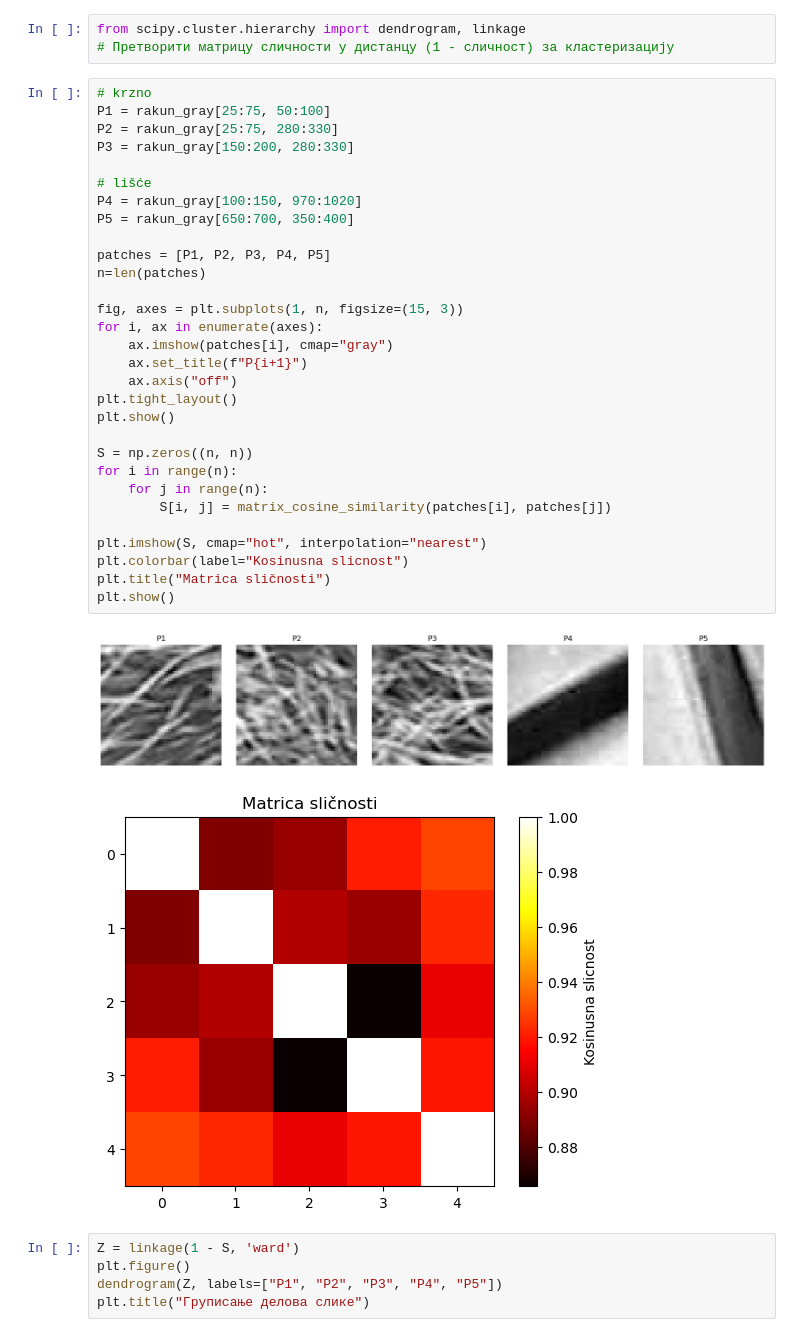
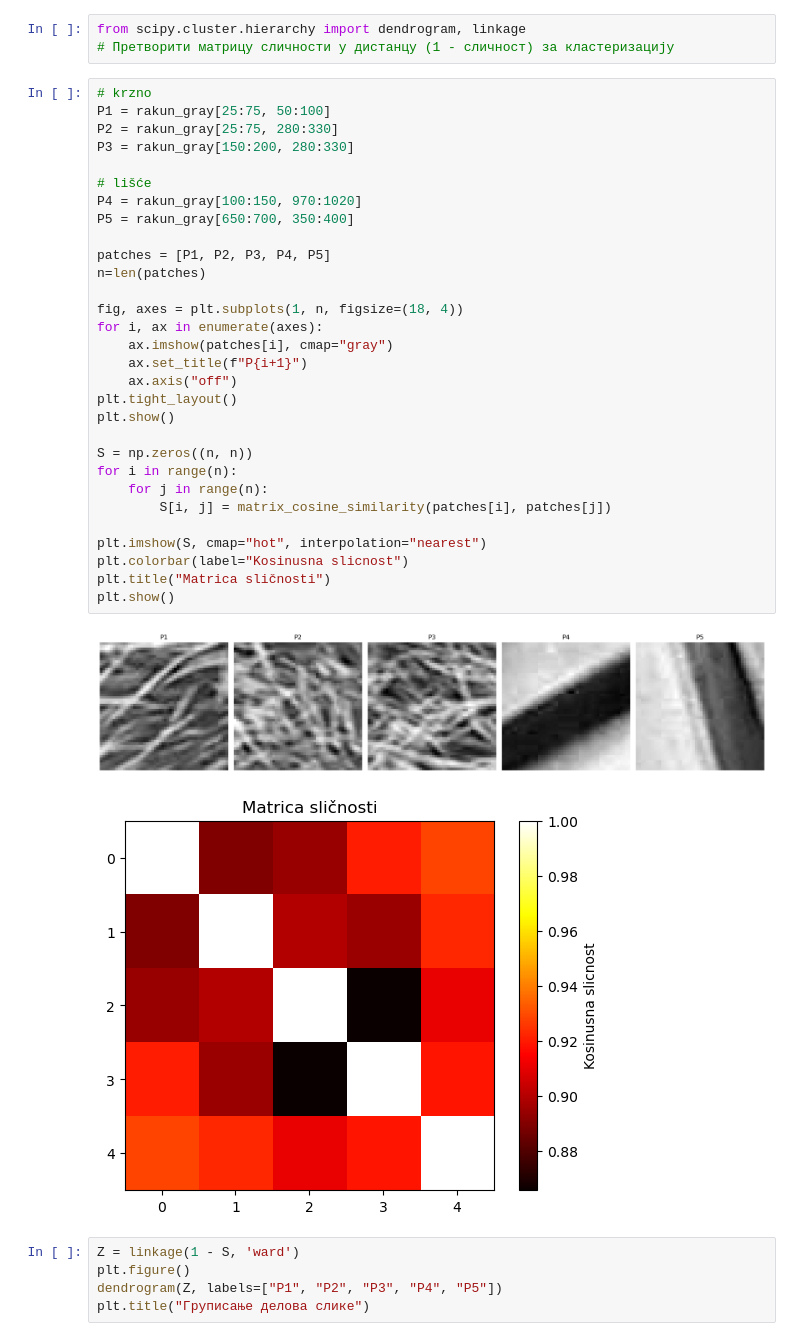
Before and after one commit to paunovicjovan/mathematical-methods-for-machine-learning, a Jupyter notebook: Homeworks/02Domaci2025-26_Jovan_Paunovic.ipynb, the cells around one changed output. Saved outputs shown, nothing was run; the diff lists cells and outputs as text.

```diff
--- a/Homeworks/02Domaci2025-26_Jovan_Paunovic.ipynb
+++ b/Homeworks/02Domaci2025-26_Jovan_Paunovic.ipynb
@@ -737,35 +748,35 @@ from scipy.cluster.hierarchy import dendrogram, linkage
 # %%
 # krzno
 P1 = rakun_gray[25:75, 50:100]
 P2 = rakun_gray[25:75, 280:330]
 P3 = rakun_gray[150:200, 280:330]
 
 # lišće
 P4 = rakun_gray[100:150, 970:1020]
 P5 = rakun_gray[650:700, 350:400]
 
 patches = [P1, P2, P3, P4, P5]
 n=len(patches)
 
-fig, axes = plt.subplots(1, n, figsize=(15, 3))
+fig, axes = plt.subplots(1, n, figsize=(18, 4))
 for i, ax in enumerate(axes):
     ax.imshow(patches[i], cmap="gray")
     ax.set_title(f"P{i+1}")
     ax.axis("off")
 plt.tight_layout()
 plt.show()
 
 S = np.zeros((n, n))
 for i in range(n):
     for j in range(n):
         S[i, j] = matrix_cosine_similarity(patches[i], patches[j])
 
 plt.imshow(S, cmap="hot", interpolation="nearest")
 plt.colorbar(label="Kosinusna slicnost")
 plt.title("Matrica sličnosti")
 plt.show()
 # %% [output]
-[figure, old version]
+[figure, new version]
 [figure]
 # %%
 Z = linkage(1 - S, 'ward')
```
Also changed, not shown: parts of 15 cells of this notebook, 1 other file.
